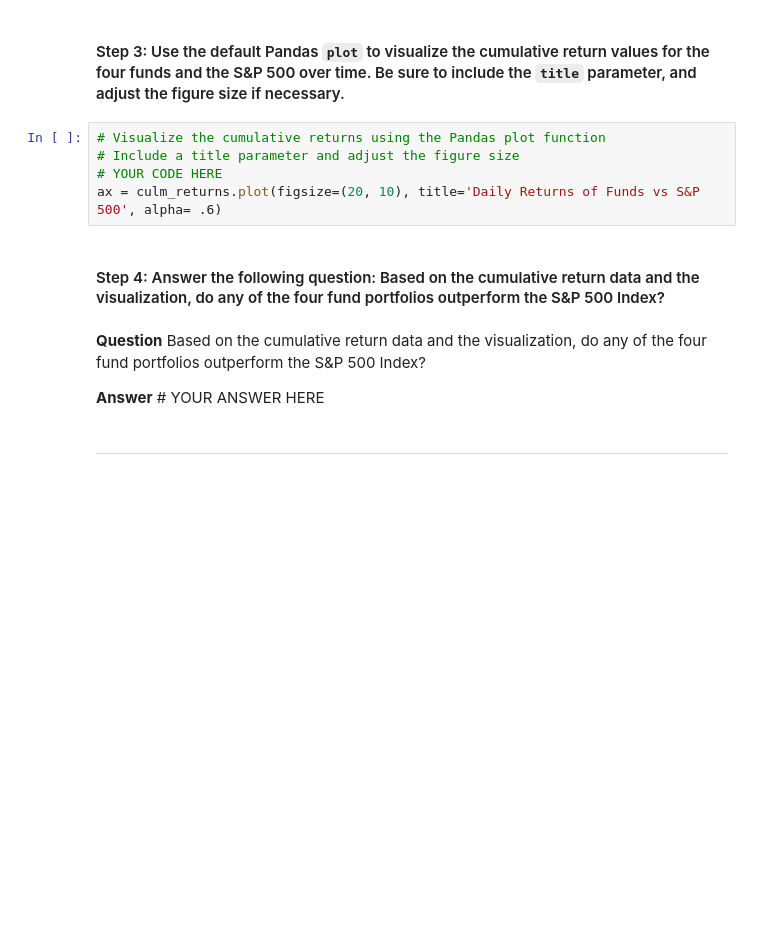
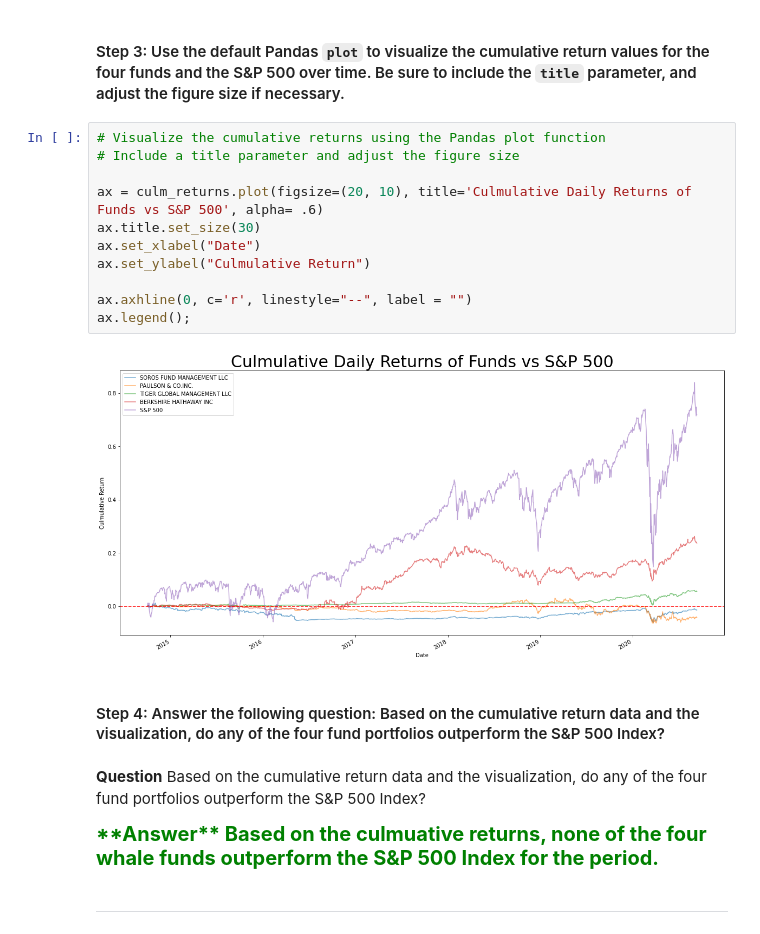
Before and after one commit to petepetersen423/m4_challenge, a Jupyter notebook: risk_return_analysis.ipynb, the cells around one changed output. Saved outputs shown, nothing was run; the diff lists cells and outputs as text; blank space fills up the shorter version.

```diff
--- a/risk_return_analysis.ipynb
+++ b/risk_return_analysis.ipynb
@@ -188,14 +198,24 @@ culm_returns.tail(5)
 # %%
 # Visualize the cumulative returns using the Pandas plot function
 # Include a title parameter and adjust the figure size
-# YOUR CODE HERE
-ax = culm_returns.plot(figsize=(20, 10), title='Daily Returns of Funds vs S&P 500', alpha= .6)
+
+ax = culm_returns.plot(figsize=(20, 10), title='Culmulative Daily Returns of Funds vs S&P 500', alpha= .6)
+ax.title.set_size(30)
+ax.set_xlabel("Date")
+ax.set_ylabel("Culmulative Return")
+
+ax.axhline(0, c='r', linestyle="--", label = "")
+ax.legend();
+# %% [output]
+[figure, added]
 # %% [markdown]
 #### Step 4: Answer the following question: Based on the cumulative return data and the visualization, do any of the four fund portfolios outperform the S&P 500 Index?
 # %% [markdown]
 **Question** Based on the cumulative return data and the visualization, do any of the four fund portfolios outperform the S&P 500 Index?
 
-**Answer** # YOUR ANSWER HERE
+<span style="color:green;font-weight:700;font-size:20px">
+**Answer** Based on the culmuative returns, none of the four whale funds outperform the S&P 500 Index for the period.
+</span>
 # %% [markdown]
 ---
 # %% [markdown]
```
Also changed, not shown: parts of 32 cells of this notebook, 2 other files.
